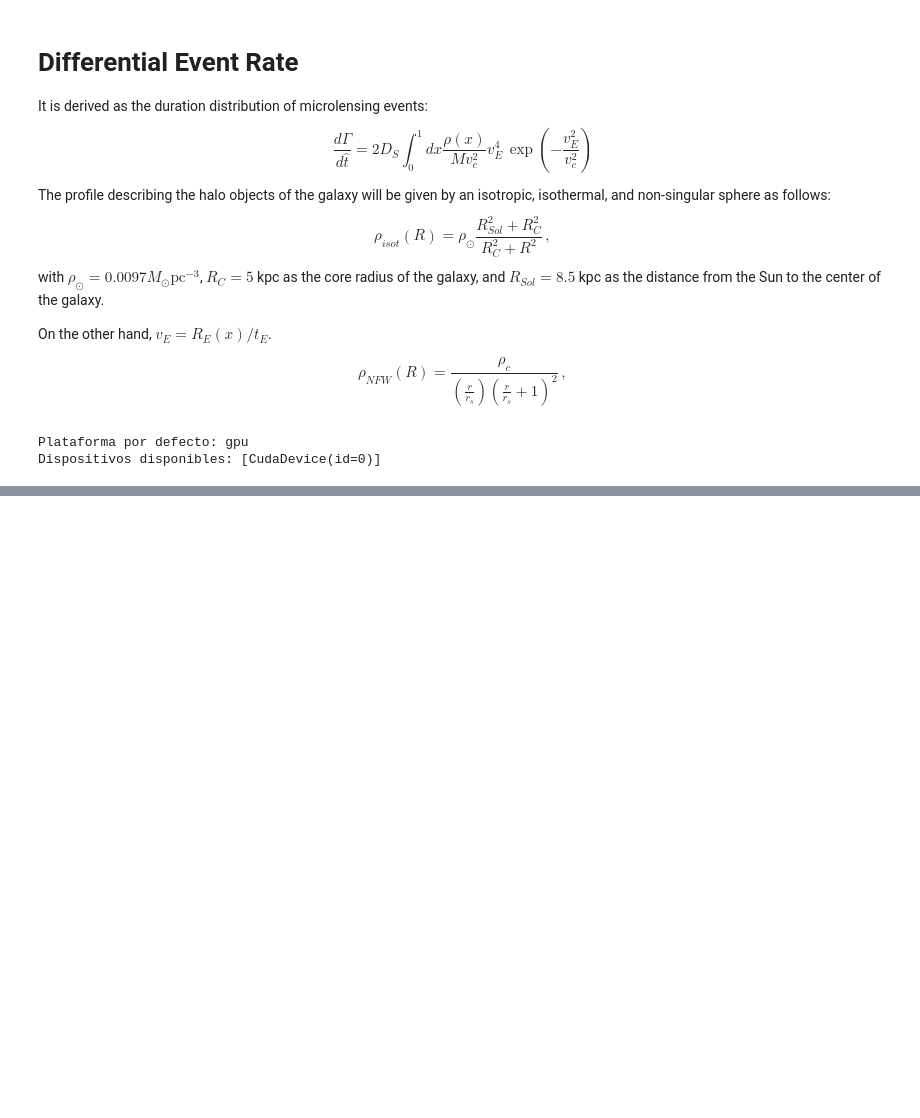
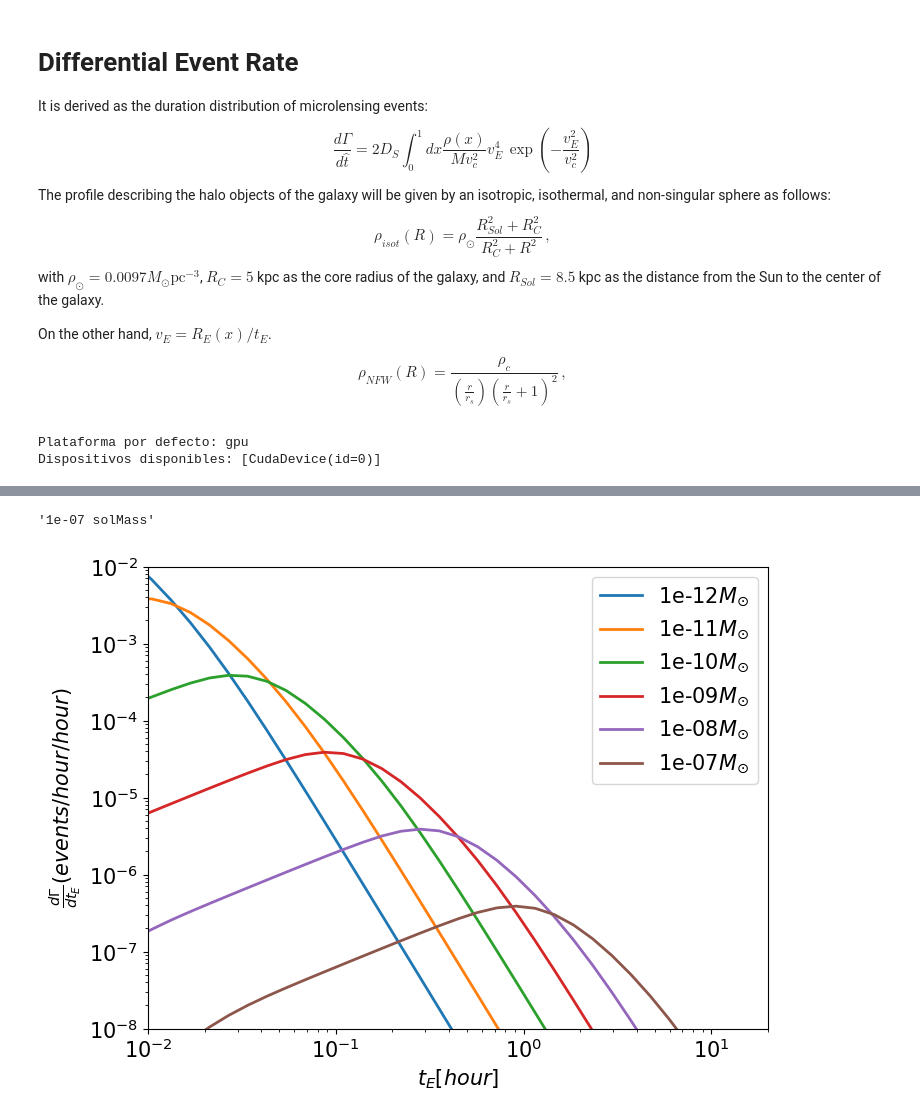
Before and after one commit to anibal-art/Lentes_gravitacionales, a Jupyter notebook: niikura_exclusion_plot.ipynb, the cells around one changed output, grey strips where cells are left out. Saved outputs shown, nothing was run; the diff lists cells and outputs as text; code cells hidden in the pictures; blank space fills up the shorter version.

```diff
--- a/niikura_exclusion_plot.ipynb
+++ b/niikura_exclusion_plot.ipynb
@@ -45,8 +48,11 @@ rs_M31 = 25*u.kpc
 uT = 1
 l,b = 121.2, -21.6
 D = 770*u.kpc
-m = 10**-7*u.M_sun
+# m = 10**-7*u.M_sun
 t=1*u.hour
+
+masses = np.logspace(-12,-7,12-7+1)*u.M_sun
+m = masses[0]
 # %%
 # integrar sin jax
 not_jax = False
@@ -104,2 +116,6 @@ for x in X:
+# %%
+str(m)
+# %% [output]
+'1e-07 solMass'
 # %%
 # Convertís tus cantidades antes:
@@ -139,16 +158,22 @@ for t_val in tqdm(t_hat):
 # %%
 #niikura plots
 
 plt.figure(figsize=(8,6))
-plt.plot(t_hat/3600,(np.array(d2gamadt2_MW)+np.array(d2gamadt2_M31)),lw=2, ls='-',color='r',label=str(m.value)+r'$M_{\odot}$')
-plt.plot(t_hat/3600,np.array(d2gamadt2_MW), alpha=0.5,lw=2, ls='--',color='b')
-plt.plot(t_hat/3600,np.array(d2gamadt2_M31), alpha=0.5,lw=2, ls='--',color='g')
+for m in masses:
+    plt.plot(t_hat/3600,(np.array(d2gamadt2_MW[str(m)])+np.array(d2gamadt2_M31[str(m)])),lw=2, ls='-',label=str(m.value)+r'$M_{\odot}$')
+# plt.plot(t_hat/3600,np.array(d2gamadt2_MW[str(m)]), alpha=0.5,lw=2, ls='--',color='b')
+# plt.plot(t_hat/3600,np.array(d2gamadt2_M31[str(m)]), alpha=0.5,lw=2, ls='--',color='g')
 plt.xscale("log")
 plt.yscale("log")
 plt.ylim(1e-8,1e-2)
+plt.xlim(1e-2,2e1)
 
 plt.ylabel(r'$\frac{d\Gamma}{dt_E}(events/hour/hour)$',fontsize=15)
 plt.xlabel(r'$t_E [hour]$',fontsize=15)
 plt.xticks(fontsize=15)
 plt.yticks(fontsize=15)
 plt.legend(loc='best' ,fontsize=15)
+plt.savefig('/home/anibal-pc/figures_final_makler/rates_niikura.png')
+plt.show()
+# %% [output]
+[figure, added]
```
Also changed, not shown: parts of 4 cells of this notebook, 1 other file.
